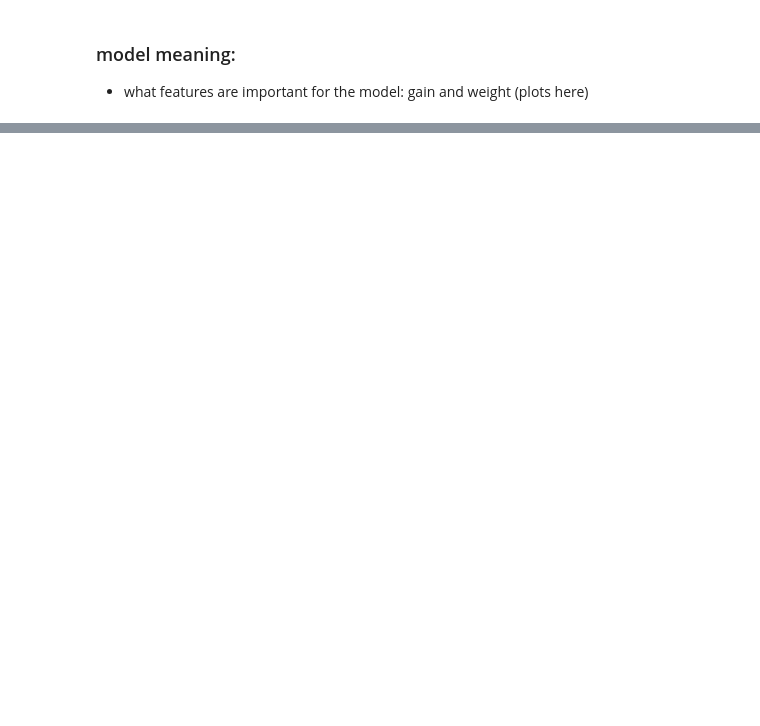
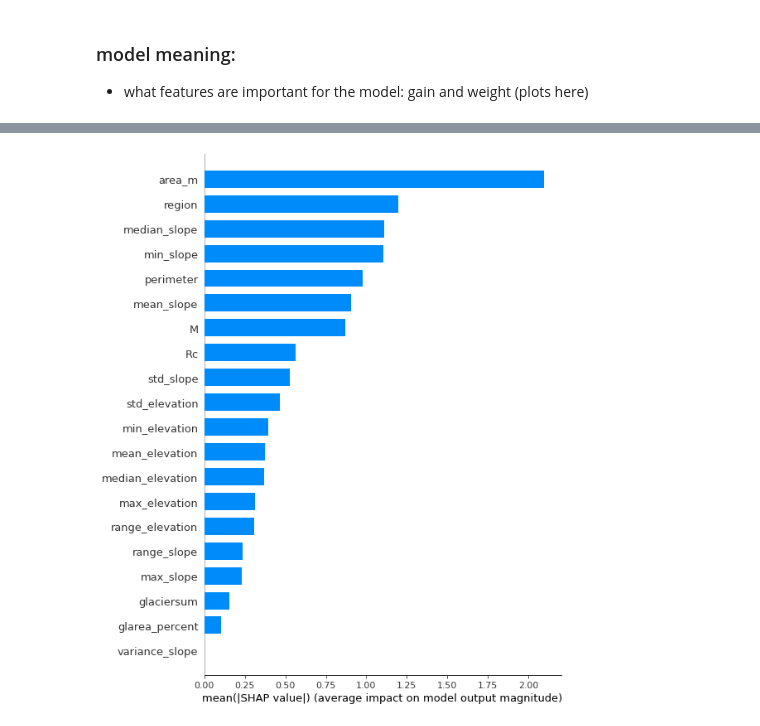
Before and after one commit to varyabazilova/alluvialfans, a Jupyter notebook: ml_model/ml1.ipynb, the cells around one changed output, grey strips where cells are left out. Saved outputs shown, nothing was run; the diff lists cells and outputs as text; code cells hidden in the pictures; blank space fills up the shorter version.

```diff
--- a/ml_model/ml1.ipynb
+++ b/ml_model/ml1.ipynb
@@ -374,0 +404,4 @@ plot_importance(model)
+# %%
+shap.summary_plot(shap_values, X_test, plot_type="bar")
+# %% [output]
+[figure, added]
```
Also changed, not shown: parts of 17 cells of this notebook.
